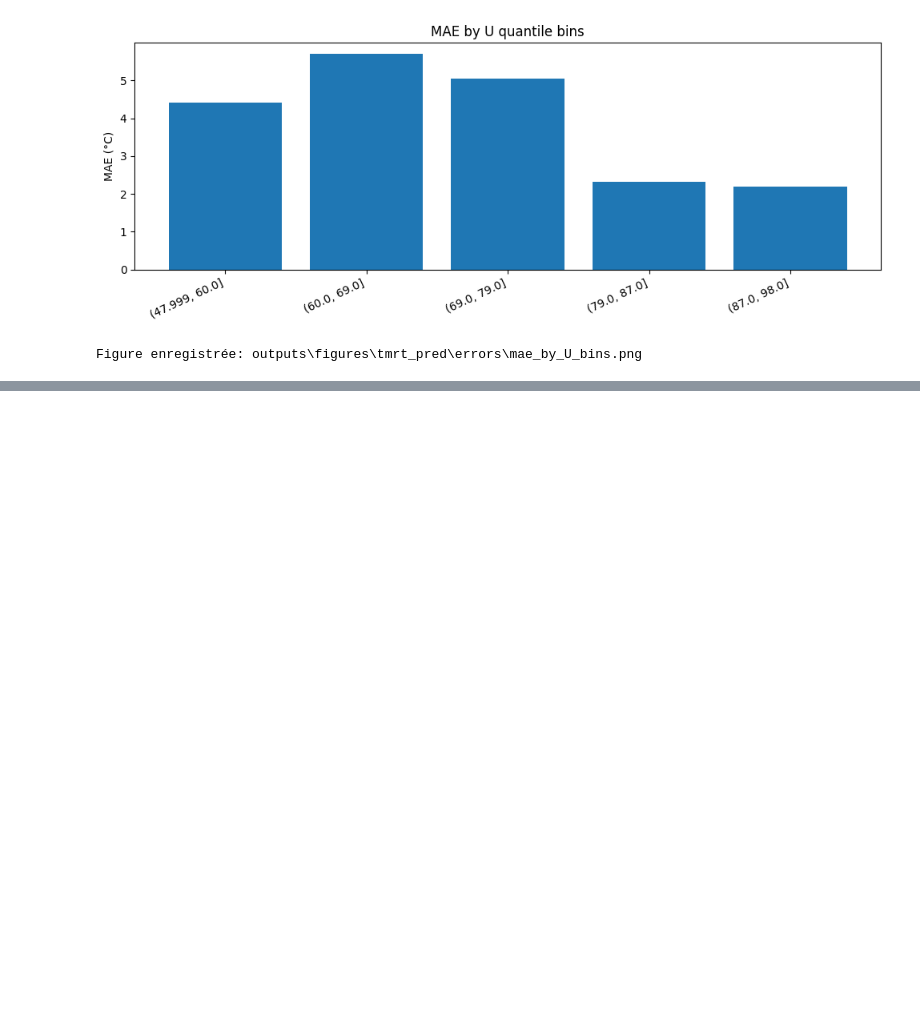
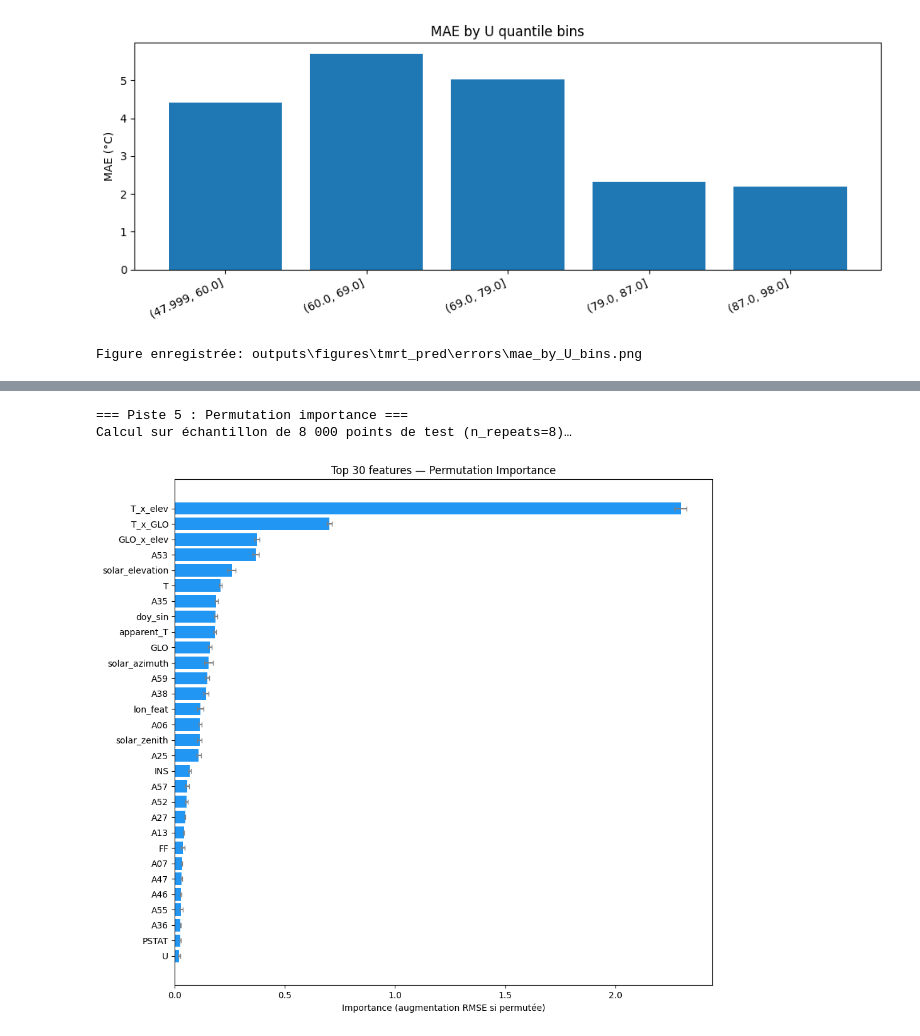
Before and after one commit to bouyaka34/TER-Picopatt, a Jupyter notebook: Prediction.ipynb, the cells around one changed output, grey strips where cells are left out. Cells and saved outputs as stored; diff of their text form; code cells hidden in the pictures; blank space fills up the shorter version.

```diff
--- a/Prediction.ipynb
+++ b/Prediction.ipynb
@@ -644,0 +1178,63 @@ Figure enregistrée: outputs\figures\tmrt_pred\errors\mae_by_U_bins.png
+# %%
+# ══════════════════════════════════════════════════════════════════════════════
+# PISTE 5 — Permutation importance (remplace feature_importances_ absent)
+# ══════════════════════════════════════════════════════════════════════════════
+from sklearn.inspection import permutation_importance
+
+print("=== Piste 5 : Permutation importance ===")
+print("Calcul sur échantillon de 8 000 points de test (n_repeats=8)…\n")
+
+X_pi = train[feat_cols_v2]
+y_pi = train[TARGET].astype(float)
+tr_pi, te_pi = make_split(X_pi, y_pi)
+
+# Entraîne le meilleur modèle
+m_pi = Pipeline([
+    ("imputer", SimpleImputer(strategy="median")),
+    ("reg",     HistGradientBoostingRegressor(random_state=42, **best_p2_params))
+])
+m_pi.fit(X_pi.iloc[tr_pi], y_pi.iloc[tr_pi])
+
+# Sous-échantillon du test pour accélérer le calcul
+rng    = np.random.default_rng(42)
+sample = rng.choice(te_pi, size=min(8000, len(te_pi)), replace=False)
+
+perm = permutation_importance(
+    m_pi,
+    X_pi.iloc[sample],
+    y_pi.iloc[sample],
+    n_repeats=8,
+    random_state=42,
+    n_jobs=-1,
+    scoring="neg_root_mean_squared_error"
+)
+
+pi_df = pd.DataFrame({
+    "feature":    feat_cols_v2,
+    "importance": perm.importances_mean,
+    "std":        perm.importances_std,
+}).sort_values("importance", ascending=False).reset_index(drop=True)
+
+# Top 30
+top30 = pi_df.head(30)
+fig, ax = plt.subplots(figsize=(10, 9))
+ax.barh(top30["feature"][::-1], top30["importance"][::-1],
+        xerr=top30["std"][::-1], color="#2196F3", ecolor="gray", capsize=3)
+ax.set_xlabel("Importance (augmentation RMSE si permutée)")
+ax.set_title("Top 30 features — Permutation Importance")
+plt.tight_layout()
+out_fig = FIG_MODELS / "permutation_importance_top30.png"
+plt.savefig(out_fig, dpi=150)
+plt.show()
+print("Figure enregistrée:", out_fig)
+
+print("\nTop 15 features :")
+print(pi_df.head(15).to_string(index=False))
+
+out_csv = MFDATA / "permutation_importance.csv"
+pi_df.to_csv(out_csv, index=False)
+print("Export:", out_csv)
+# %% [output]
+=== Piste 5 : Permutation importance ===
+Calcul sur échantillon de 8 000 points de test (n_repeats=8)…
+[figure, added]
```
Also changed, not shown: parts of 33 cells of this notebook.
